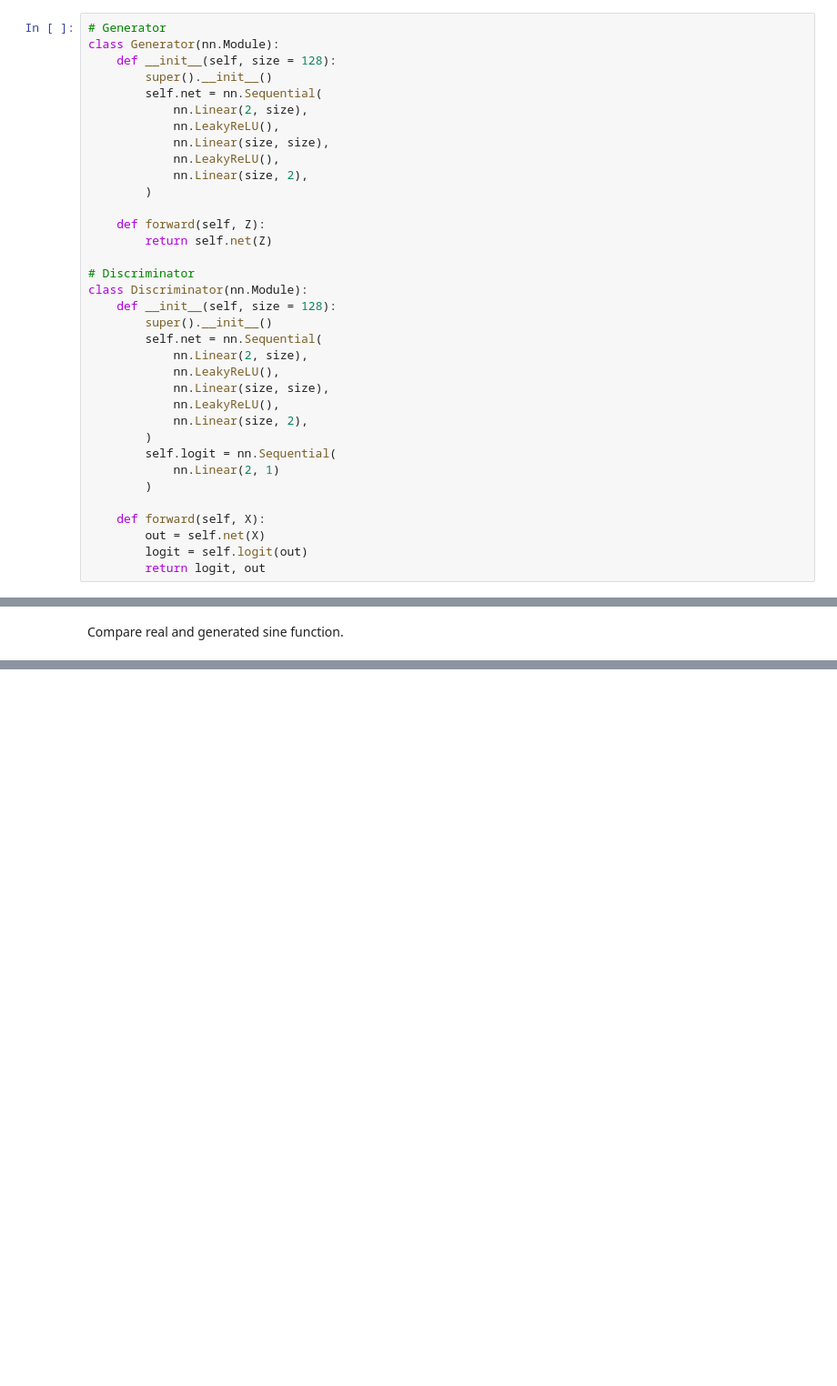
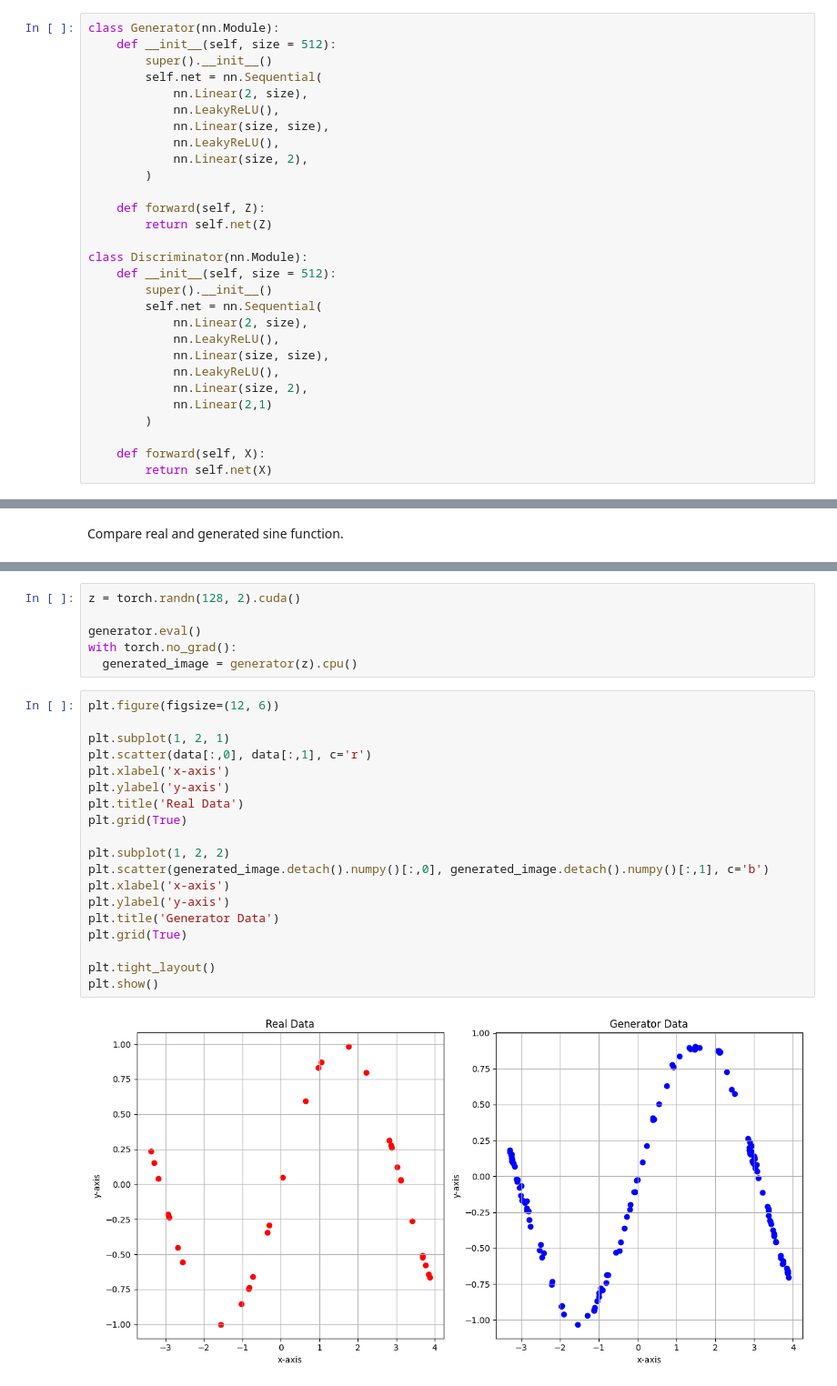
Before and after one commit to patricknzk/GANs-PyTorch, a Jupyter notebook: GANs_Pytorch.ipynb, the cells around one changed output, grey strips where cells are left out. Shown at 91% size. Cells and saved outputs as stored; diff of their text form; blank space fills up the shorter version.

```diff
--- a/GANs_Pytorch.ipynb
+++ b/GANs_Pytorch.ipynb
@@ -52,9 +58,8 @@ Looks good!
 # %% [markdown]
 First we write up the code for the Generator and Discriminator function.
 # %%
-# Generator
 class Generator(nn.Module):
-    def __init__(self, size = 128):
+    def __init__(self, size = 512):
         super().__init__()
         self.net = nn.Sequential(
             nn.Linear(2, size),
@@ -67,9 +72,8 @@ class Generator(nn.Module):
     def forward(self, Z):
         return self.net(Z)
 
-# Discriminator
 class Discriminator(nn.Module):
-    def __init__(self, size = 128):
+    def __init__(self, size = 512):
         super().__init__()
         self.net = nn.Sequential(
             nn.Linear(2, size),
@@ -77,14 +81,10 @@ class Discriminator(nn.Module):
             nn.Linear(size, size),
             nn.LeakyReLU(),
             nn.Linear(size, 2),
-        )
-        self.logit = nn.Sequential(
-            nn.Linear(2, 1)
+            nn.Linear(2,1)
         )
 
     def forward(self, X):
-        out = self.net(X)
-        logit = self.logit(out)
-        return logit, out
+        return self.net(X)
 # %% [markdown]
 Initialise the two models and use the systems GPU for training.
@@ -503,0 +190,27 @@ plt.show()
+# %%
+z = torch.randn(128, 2).cuda()
+
+generator.eval()
+with torch.no_grad():
+  generated_image = generator(z).cpu()
+# %%
+plt.figure(figsize=(12, 6))
+
+plt.subplot(1, 2, 1)
+plt.scatter(data[:,0], data[:,1], c='r')
+plt.xlabel('x-axis')
+plt.ylabel('y-axis')
+plt.title('Real Data')
+plt.grid(True)
+
+plt.subplot(1, 2, 2)
+plt.scatter(generated_image.detach().numpy()[:,0], generated_image.detach().numpy()[:,1], c='b')
+plt.xlabel('x-axis')
+plt.ylabel('y-axis')
+plt.title('Generator Data')
+plt.grid(True)
+
+plt.tight_layout()
+plt.show()
+# %% [output]
+[figure, added]
```
Also changed, not shown: parts of 65 cells of this notebook.
